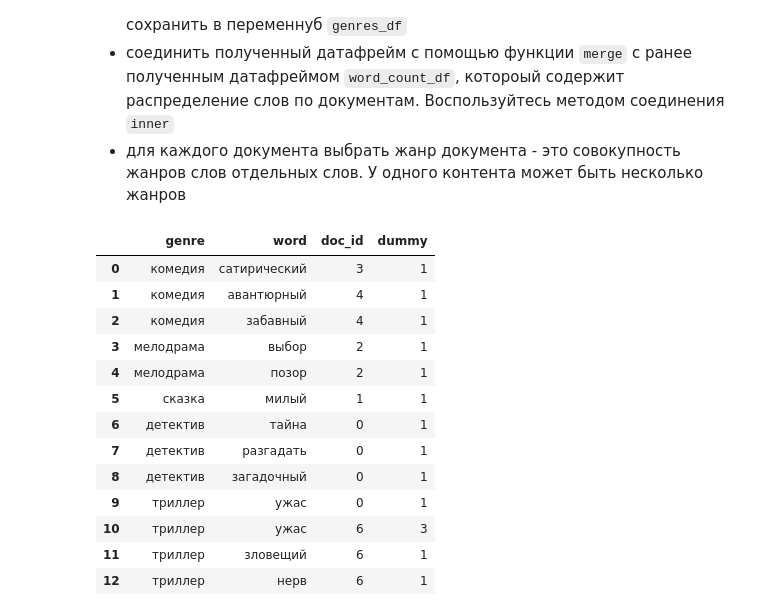
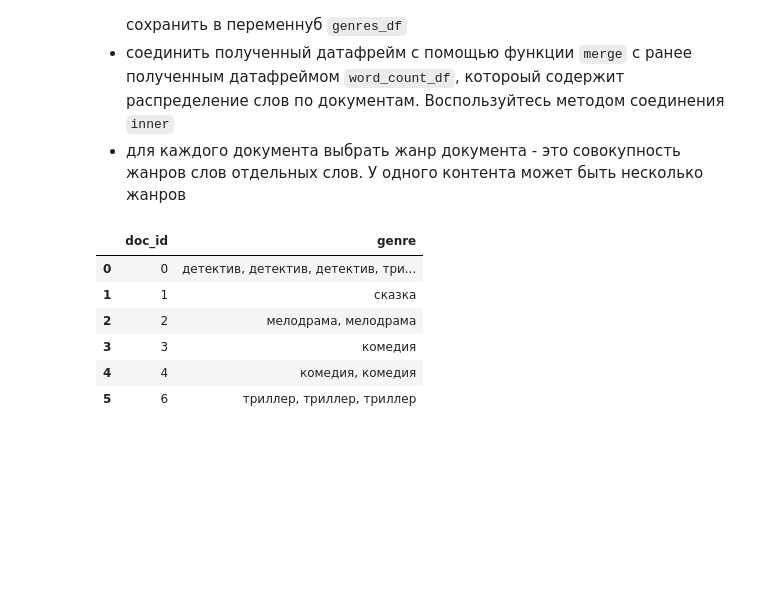
Before and after one commit to scomarae/SkillBox, a Jupyter notebook: Работа_со_строками_Домашняя_работа.ipynb, the cells around one changed output. Saved outputs shown, nothing was run; the diff lists cells and outputs as text; code cells hidden in the pictures; blank space fills up the shorter version.

```diff
--- a/Работа_со_строками_Домашняя_работа.ipynb
+++ b/Работа_со_строками_Домашняя_работа.ipynb
@@ -151,34 +139,26 @@ reg_comp.findall(raw_text)
 # %%
 import itertools
 import pandas as pd
 
 genre_dict = {
     'комедия': ['сатирический', 'авантюрный', 'забавный'],
     'мелодрама': ['выбор', 'позор'],
     'сказка': ['приключения', 'милый', 'семейный'],
     'детектив': ['тайна', 'разгадать', 'загадочный'],
     'триллер': ['ужас', 'зловещий', 'нерв']
 }
 
 nested_g = [[(i, j) for j in genre_dict[i]] for i in genre_dict]
 flatten_g = list(itertools.chain(*nested_g))
 genres_df = pd.DataFrame(flatten_g, columns=['genre', 'word'])
 
-
-genres_df.merge(word_count_df, on='word', how='inner') # он получается соединяет только с теми строками word_count_df,
-# где есть такое значение? а то как-то мало строк вышло. или я неправильно соединяю?
+genres_df.merge(word_count_df, on='word', how='inner').groupby('doc_id')['genre'].apply(lambda x: ', '.join(x)).reset_index()
+# как тут проверку добавить, чтобы уже имеющиеся слова не входили в строку?
 # %% [output]
-|  | genre | word | doc_id | dummy |
-| 0 | комедия | сатирический | 3 | 1 |
-| 1 | комедия | авантюрный | 4 | 1 |
-| 2 | комедия | забавный | 4 | 1 |
-| 3 | мелодрама | выбор | 2 | 1 |
-| 4 | мелодрама | позор | 2 | 1 |
-| 5 | сказка | милый | 1 | 1 |
-| 6 | детектив | тайна | 0 | 1 |
-| 7 | детектив | разгадать | 0 | 1 |
-| 8 | детектив | загадочный | 0 | 1 |
-| 9 | триллер | ужас | 0 | 1 |
-| 10 | триллер | ужас | 6 | 3 |
-| 11 | триллер | зловещий | 6 | 1 |
-| 12 | триллер | нерв | 6 | 1 |
+|  | doc_id | genre |
+| 0 | 0 | детектив, детектив, детектив, три... |
+| 1 | 1 | сказка |
+| 2 | 2 | мелодрама, мелодрама |
+| 3 | 3 | комедия |
+| 4 | 4 | комедия, комедия |
+| 5 | 6 | триллер, триллер, триллер |
```
Also changed, not shown: parts of 1 cell of this notebook.
